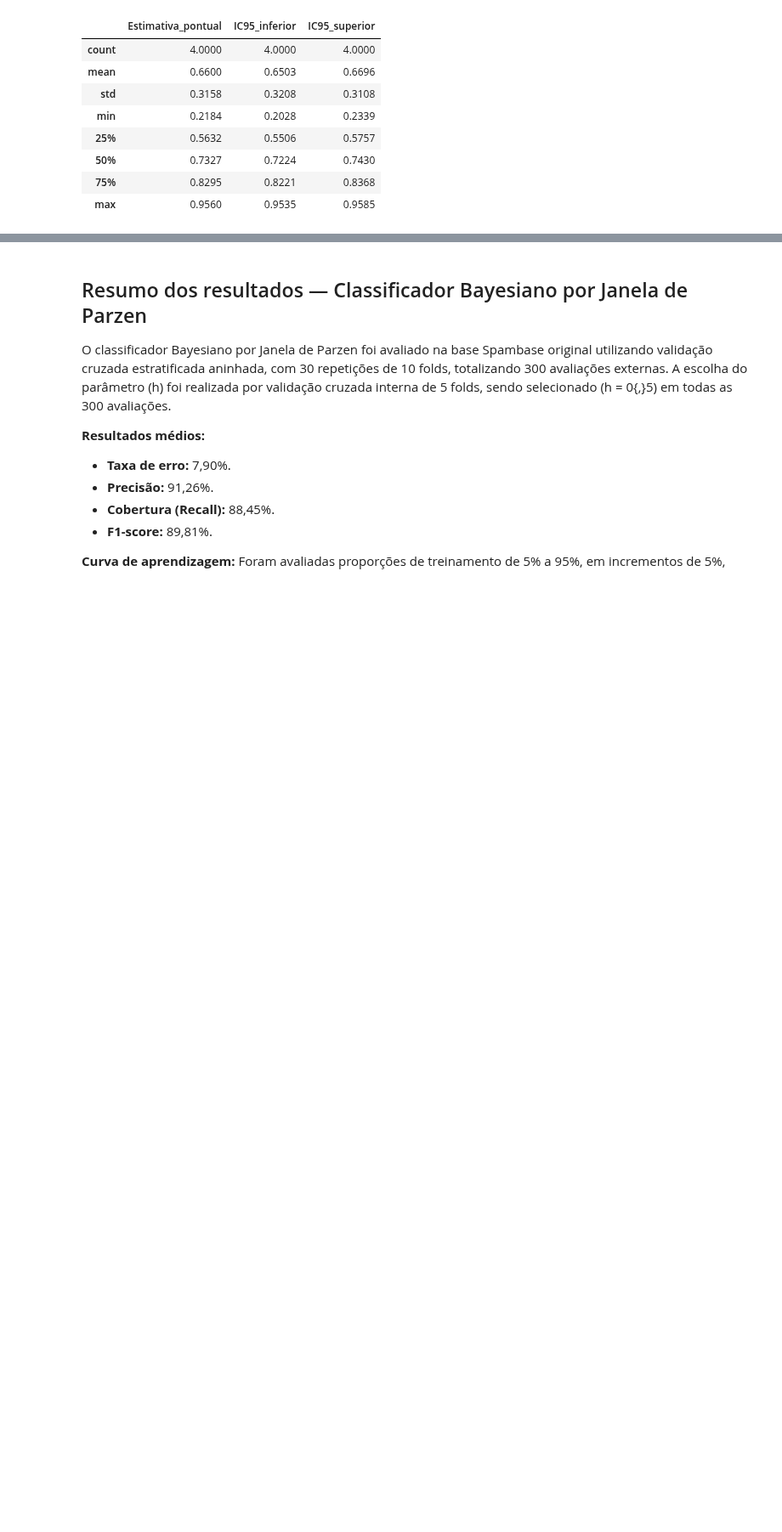
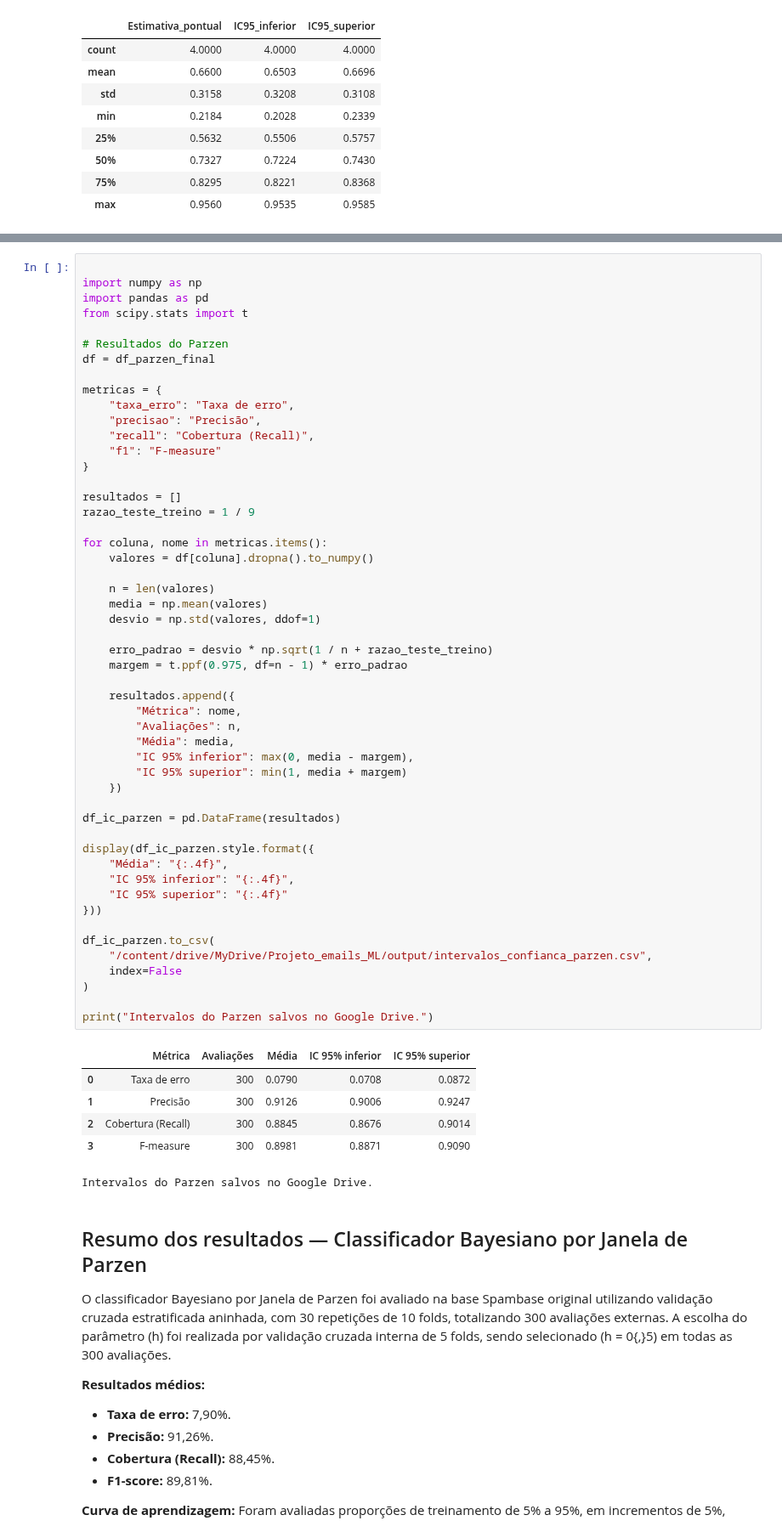
Before and after one commit to ergdln/IN1102-AM, a Jupyter notebook: classificadores-modelo-original/bayesiano-janela-parsen/Bayesiano_Gaussiano_e_Parzem) (1).ipynb, the cells around one changed output, grey strips where cells are left out. Shown at 85% size. Cells and saved outputs as stored; diff of their text form; blank space fills up the shorter version.

```diff
--- a/classificadores-modelo-original/bayesiano-janela-parsen/Bayesiano_Gaussiano_e_Parzem).ipynb
+++ b/classificadores-modelo-original/bayesiano-janela-parsen/Bayesiano_Gaussiano_e_Parzem) (1).ipynb
@@ -4583,3 +4994,61 @@ RESUMO NUMÉRICO:
+# %%
+
+import numpy as np
+import pandas as pd
+from scipy.stats import t
+
+# Resultados do Parzen
+df = df_parzen_final
+
+metricas = {
+    "taxa_erro": "Taxa de erro",
+    "precisao": "Precisão",
+    "recall": "Cobertura (Recall)",
+    "f1": "F-measure"
+}
+
+resultados = []
+razao_teste_treino = 1 / 9
+
+for coluna, nome in metricas.items():
+    valores = df[coluna].dropna().to_numpy()
+
+    n = len(valores)
+    media = np.mean(valores)
+    desvio = np.std(valores, ddof=1)
+
+    erro_padrao = desvio * np.sqrt(1 / n + razao_teste_treino)
+    margem = t.ppf(0.975, df=n - 1) * erro_padrao
+
+    resultados.append({
+        "Métrica": nome,
+        "Avaliações": n,
+        "Média": media,
+        "IC 95% inferior": max(0, media - margem),
+        "IC 95% superior": min(1, media + margem)
+    })
+
+df_ic_parzen = pd.DataFrame(resultados)
+
+display(df_ic_parzen.style.format({
+    "Média": "{:.4f}",
+    "IC 95% inferior": "{:.4f}",
+    "IC 95% superior": "{:.4f}"
+}))
+
+df_ic_parzen.to_csv(
+    "/content/drive/MyDrive/Projeto_emails_ML/output/intervalos_confianca_parzen.csv",
+    index=False
+)
+
+print("Intervalos do Parzen salvos no Google Drive.")
+# %% [output]
+|  | Métrica | Avaliações | Média | IC 95% inferior | IC 95% superior |
+| 0 | Taxa de erro | 300 | 0.0790 | 0.0708 | 0.0872 |
+| 1 | Precisão | 300 | 0.9126 | 0.9006 | 0.9247 |
+| 2 | Cobertura (Recall) | 300 | 0.8845 | 0.8676 | 0.9014 |
+| 3 | F-measure | 300 | 0.8981 | 0.8871 | 0.9090 |
+Intervalos do Parzen salvos no Google Drive.
 # %% [markdown]
 ## Resumo dos resultados — Classificador Bayesiano por Janela de Parzen
 
```
Also changed, not shown: parts of 10 cells of this notebook.
